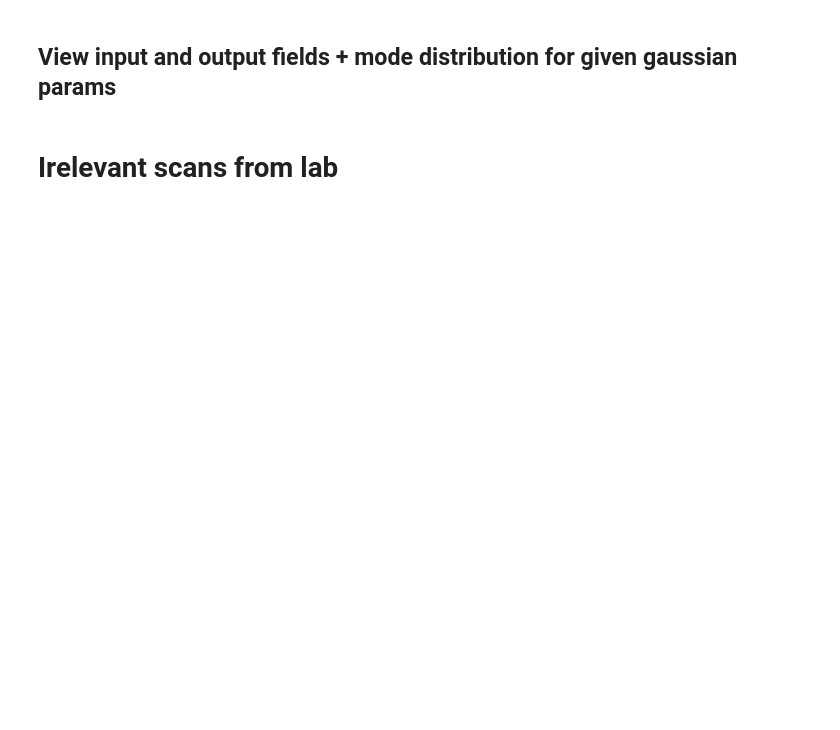
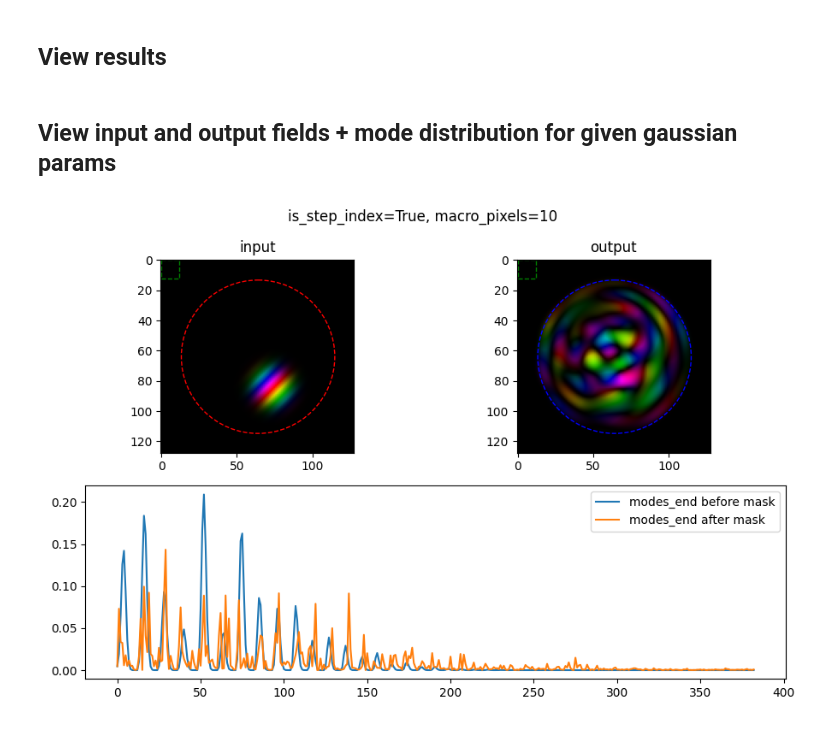
Before and after one commit to rubiaek/qdc2, a Jupyter notebook: qdc/mmf/generate_results.ipynb, the cells around one changed output. Drawn from its saved outputs; the diff is of its cells as text; code cells hidden in the pictures; blank space fills up the shorter version.

```diff
--- a/qdc/mmf/generate_results.ipynb
+++ b/qdc/mmf/generate_results.ipynb
@@ -52 +56,3 @@ res.metadata["g_params_list"]
+# %% [markdown]
+## View results
 # %%
@@ -78,33 +85,35 @@ fig, axes = plt.subplot_mosaic(
 
 from matplotlib import patches
 # make circle centered in the middle of the plot
 circle = patches.Circle((f.npoints//2, f.npoints//2), 25/f.index_profile.dh, color='red', fill=False, linestyle='dashed')
 axes["left"].add_patch(circle)
 circle = patches.Circle((f.npoints//2, f.npoints//2), 25/f.index_profile.dh, color='blue', fill=False, linestyle='dashed')
 axes["right"].add_patch(circle)
 
 
 f.show_profile(f.profile_0,   ax=axes["left"],   title='input')
 f.show_profile(f.profile_end, ax=axes["right"],  title='output')
 
 # axes["bottom"].plot(np.abs(f.modes_0)**2, label='modes 0')
 axes["bottom"].plot(np.abs(f.modes_0)**2, label='modes_end before mask')
 
 macro_pixels = 10
-sqare_size = f.npoints//macro_pixels
-square = patches.Rectangle((0,0), sqare_size, sqare_size, color='green', fill=False, linestyle='dashed')
+square_size = f.npoints//macro_pixels
+square = patches.Rectangle((0,0), square_size, square_size, color='green', fill=False, linestyle='dashed')
 axes["left"].add_patch(square)
-square = patches.Rectangle((0,0), sqare_size, sqare_size, color='green', fill=False, linestyle='dashed')
+square = patches.Rectangle((0,0), square_size, square_size, color='green', fill=False, linestyle='dashed')
 axes["right"].add_patch(square)
 
 A = np.random.uniform(0, 2*np.pi, size=(macro_pixels, macro_pixels))
 A = cv2.resize(A, (f.npoints.item(), f.npoints.item()), interpolation=cv2.INTER_AREA)
 A = np.exp(1j*A)
 profile_after_mask = f.profile_end * A.ravel()
 modes_after_mask = f.modes.getModeMatrix().T @ profile_after_mask
 
 axes["bottom"].plot(np.abs(modes_after_mask)**2, label='modes_end after mask')
 
 axes["bottom"].legend()
 fig.suptitle(f'is_step_index={is_step_index}, macro_pixels={macro_pixels}')
 plt.tight_layout()
+# %% [output]
+[figure, added]
@@ -117,2 +119,0 @@ for f in s.fibers:
-# %% [markdown]
-# Irelevant scans from lab
```
Also changed, not shown: parts of 9 cells of this notebook, 3 other files.
